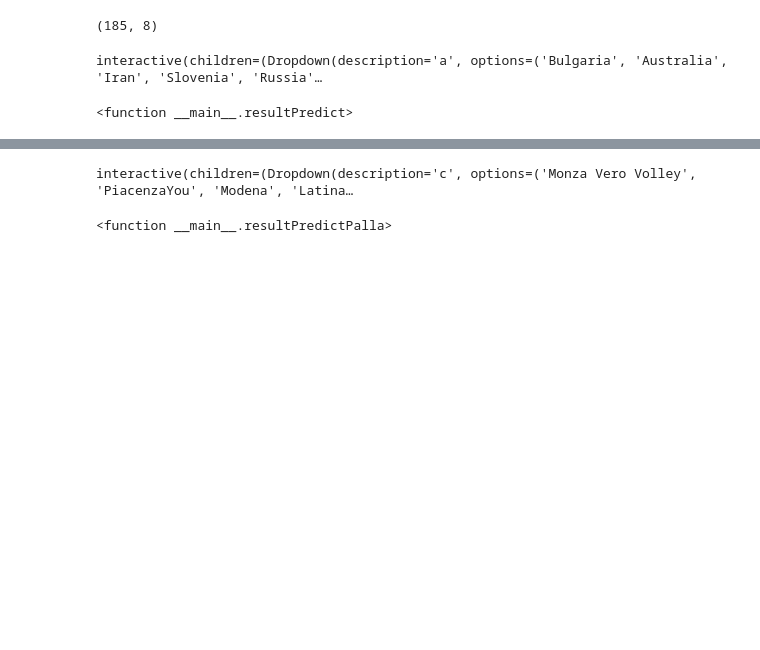
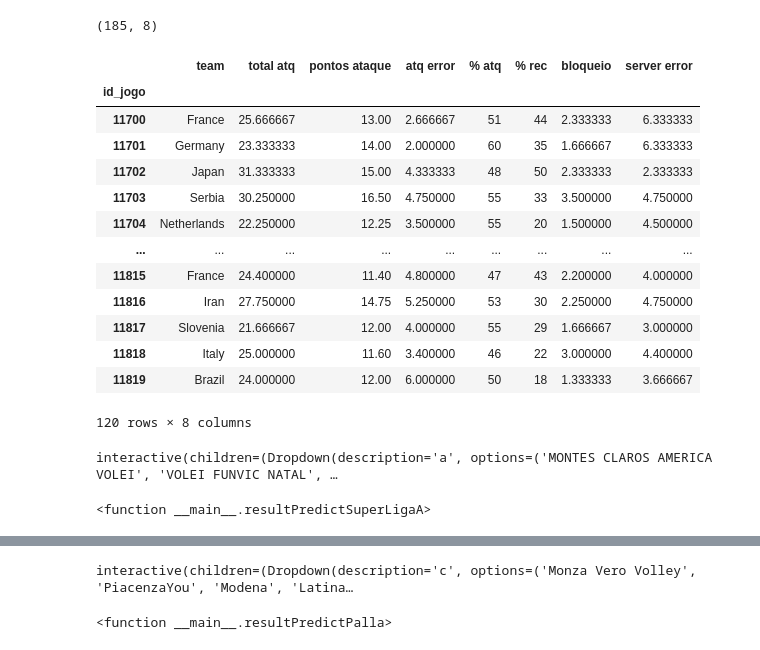
Before and after one commit to guilimadev/Volleyball-Game-Win-Predictor, a Jupyter notebook: Volleyball_Predictor.ipynb, the cells around one changed output, grey strips where cells are left out. Drawn from its saved outputs; the diff is of its cells as text; code cells hidden in the pictures; blank space fills up the shorter version.

Commit message:
Team separation for each Tournament

```diff
--- a/Volleyball_Predictor.ipynb
+++ b/Volleyball_Predictor.ipynb
@@ -137,0 +131,51 @@ teams = df_splitted_away.team.unique()
+# %%
+df_sla['total atq home'] = df_sla['total atq home'] / df_sla['qtd sets']
+df_sla['pontos ataques home'] = df_sla['pontos ataques home'] / df_sla['qtd sets']
+df_sla['atq error home'] = df_sla['atq error home'] / df_sla['qtd sets']
+df_sla['bloqueio home'] = df_sla['bloqueio home'] / df_sla['qtd sets']
+df_sla['server error home'] = df_sla['server error home'] / df_sla['qtd sets']
+df_sla['total atq away'] = df_sla['total atq away'] / df_sla['qtd sets']
+df_sla['pontos ataques away'] = df_sla['pontos ataques away'] / df_sla['qtd sets']
+df_sla['atq error away'] = df_sla['atq error away'] / df_sla['qtd sets']
+df_sla['bloqueio away'] = df_sla['bloqueio away'] / df_sla['qtd sets']
+df_sla['server error away'] = df_sla['server error away'] / df_sla['qtd sets']
+
+
+df_vnl['total atq home'] = df_vnl['total atq home'] / df_vnl['qtd sets']
+df_vnl['pontos ataques home'] = df_vnl['pontos ataques home'] / df_vnl['qtd sets']
+df_vnl['atq error home'] = df_vnl['atq error home'] / df_vnl['qtd sets']
+df_vnl['bloqueio home'] = df_vnl['bloqueio home'] / df_vnl['qtd sets']
+df_vnl['server error home'] = df_vnl['server error home'] / df_vnl['qtd sets']
+df_vnl['total atq away'] = df_vnl['total atq away'] / df_vnl['qtd sets']
+df_vnl['pontos ataques away'] = df_vnl['pontos ataques away'] / df_vnl['qtd sets']
+df_vnl['atq error away'] = df_vnl['atq error away'] / df_vnl['qtd sets']
+df_vnl['bloqueio away'] = df_vnl['bloqueio away'] / df_vnl['qtd sets']
+df_vnl['server error away'] = df_vnl['server error away'] / df_vnl['qtd sets']
+# %%
+cols = ['team', 'total atq', 'pontos ataque', 'atq error', '% atq', '% rec', 'bloqueio', 'server error']
+df_sla_final_away = df_sla[['team away','total atq away','pontos ataques away','atq error away','% atq away','% rec away','bloqueio away','server error away']]
+df_sla_final_away.columns = cols
+df_sla_final_home = df_sla[['team home','total atq home','pontos ataques home','atq error home','% atq home','% rec home','bloqueio home','server error home']]
+df_sla_final_home.columns = cols
+
+df_vnl_final_away = df_vnl[['team away','total atq away','pontos ataques away','atq error away','% atq away','% rec away','bloqueio away','server error away']]
+df_vnl_final_away.columns = cols
+df_vnl_final_home = df_vnl[['team home','total atq home','pontos ataques home','atq error home','% atq home','% rec home','bloqueio home','server error home']]
+df_vnl_final_home.columns = cols
+
+df_vnl_final_home
+# %% [output]
+|  | team | total atq | pontos ataque | atq error | % atq | % rec | bloqueio | server error |
+| id_jogo |  |  |  |  |  |  |  |  |
+| 11700 | France | 25.666667 | 13.00 | 2.666667 | 51 | 44 | 2.333333 | 6.333333 |
+| 11701 | Germany | 23.333333 | 14.00 | 2.000000 | 60 | 35 | 1.666667 | 6.333333 |
+| 11702 | Japan | 31.333333 | 15.00 | 4.333333 | 48 | 50 | 2.333333 | 2.333333 |
+| 11703 | Serbia | 30.250000 | 16.50 | 4.750000 | 55 | 33 | 3.500000 | 4.750000 |
+| 11704 | Netherlands | 22.250000 | 12.25 | 3.500000 | 55 | 20 | 1.500000 | 4.500000 |
+| ... | ... | ... | ... | ... | ... | ... | ... | ... |
+| 11815 | France | 24.400000 | 11.40 | 4.800000 | 47 | 43 | 2.200000 | 4.000000 |
+| 11816 | Iran | 27.750000 | 14.75 | 5.250000 | 53 | 30 | 2.250000 | 4.750000 |
+| 11817 | Slovenia | 21.666667 | 12.00 | 4.000000 | 55 | 29 | 1.666667 | 3.000000 |
+| 11818 | Italy | 25.000000 | 11.60 | 3.400000 | 46 | 22 | 3.000000 | 4.400000 |
+| 11819 | Brazil | 24.000000 | 12.00 | 6.000000 | 50 | 18 | 1.333333 | 3.666667 |
+120 rows × 8 columns
@@ -168,5 +272,5 @@ def resultPredict(a,b):
 # %%
-interact(resultPredict,a=teams,b=teams)
+interact(resultPredictSuperLigaA,a=superligaa_teams,b=superligaa_teams)
 # %% [output]
-interactive(children=(Dropdown(description='a', options=('Bulgaria', 'Australia', 'Iran', 'Slovenia', 'Russia'…
+interactive(children=(Dropdown(description='a', options=('MONTES CLAROS AMERICA VOLEI', 'VOLEI FUNVIC NATAL', …
-<function __main__.resultPredict>
+<function __main__.resultPredictSuperLigaA>
```
Also changed, not shown: parts of 13 cells of this notebook.
